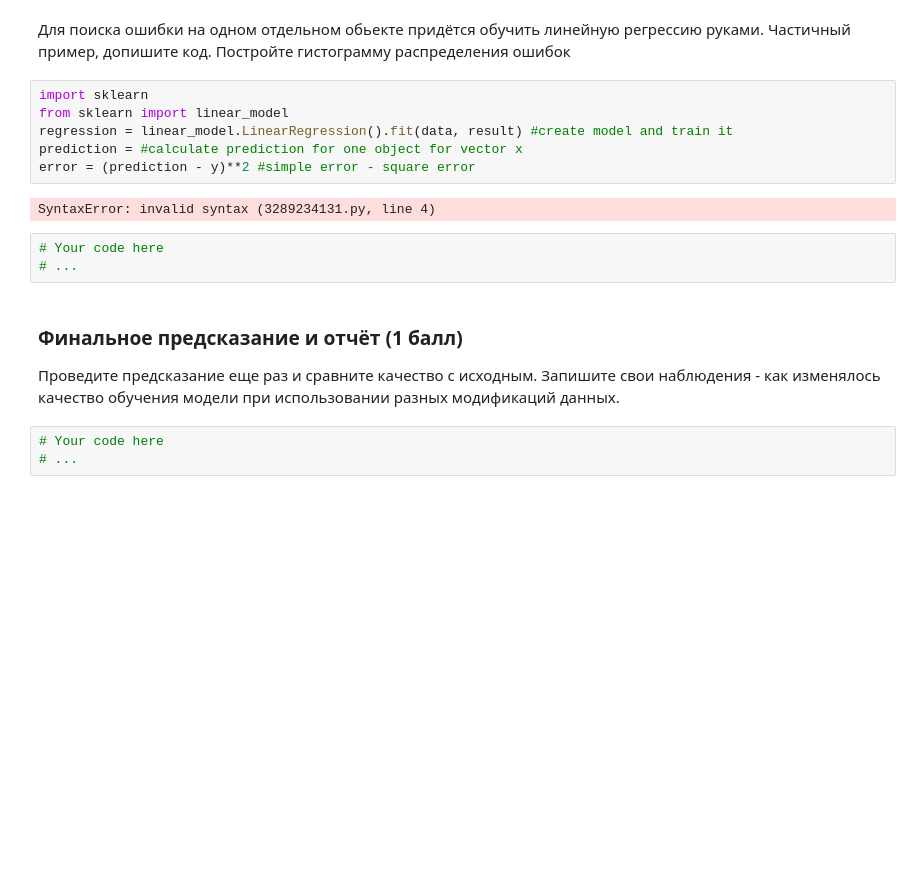
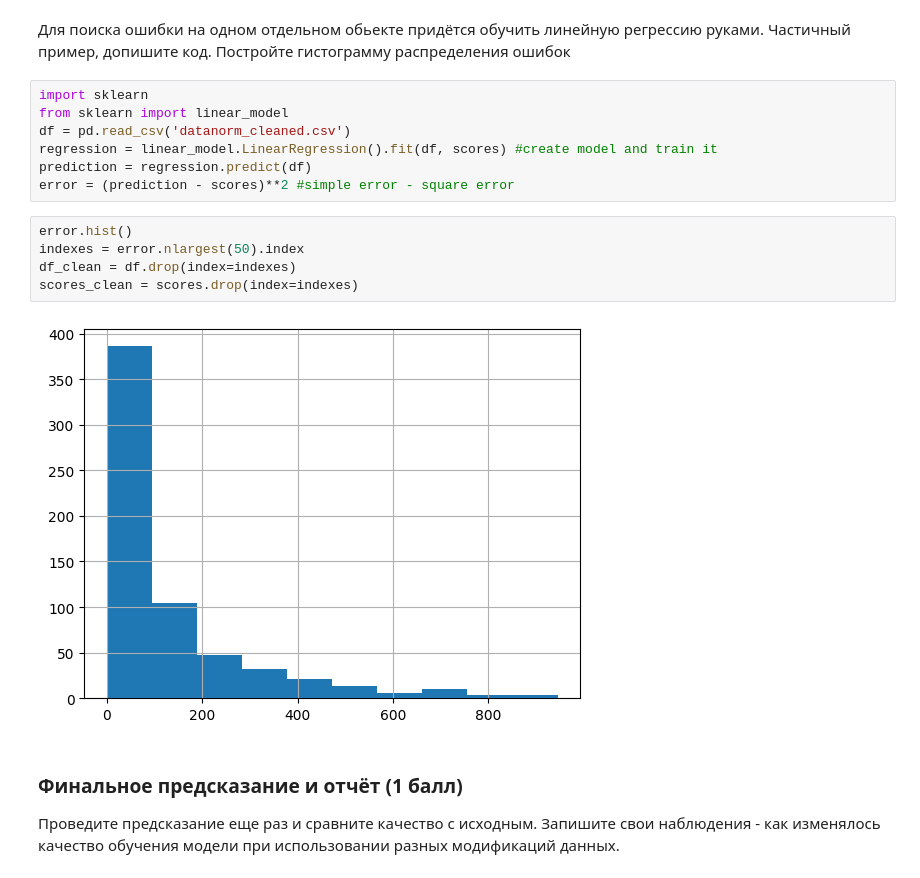
Before and after one commit to babybulat/ml-in-aesc-trial, a Jupyter notebook: task2_linreg_practice.ipynb, the cells around one changed output. Drawn from its saved outputs; the diff is of its cells as text; blank space fills up the shorter version.

```diff
--- a/task2_linreg_practice.ipynb
+++ b/task2_linreg_practice.ipynb
@@ -206,18 +246,18 @@ __(1.5 балла)__
 # %%
 import sklearn
 from sklearn import linear_model
-regression = linear_model.LinearRegression().fit(data, result) #create model and train it
-prediction = #calculate prediction for one object for vector x
-error = (prediction - y)**2 #simple error - square error
+df = pd.read_csv('datanorm_cleaned.csv')
+regression = linear_model.LinearRegression().fit(df, scores) #create model and train it
+prediction = regression.predict(df)
+error = (prediction - scores)**2 #simple error - square error
-# %% [output]
-SyntaxError: invalid syntax (3289234131.py, line 4)
-# %%
-# Your code here
-# ...
+# %%
+error.hist()
+indexes = error.nlargest(50).index
+df_clean = df.drop(index=indexes)
+scores_clean = scores.drop(index=indexes)
+# %% [output]
+[figure, added]
 # %% [markdown]
 ### Финальное предсказание и отчёт (1 балл)
 
 Проведите предсказание еще раз и сравните качество с исходным. Запишите свои наблюдения - как изменялось качество обучения модели при использовании разных модификаций данных.
-# %%
-# Your code here
-# ...
```
Also changed, not shown: parts of 5 cells of this notebook.
